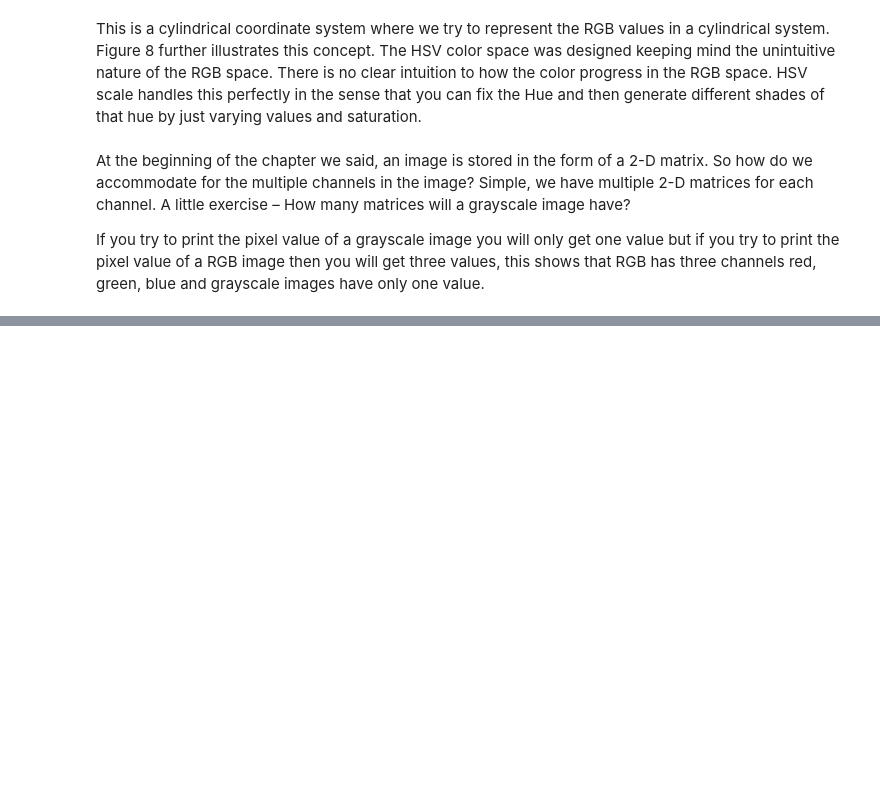
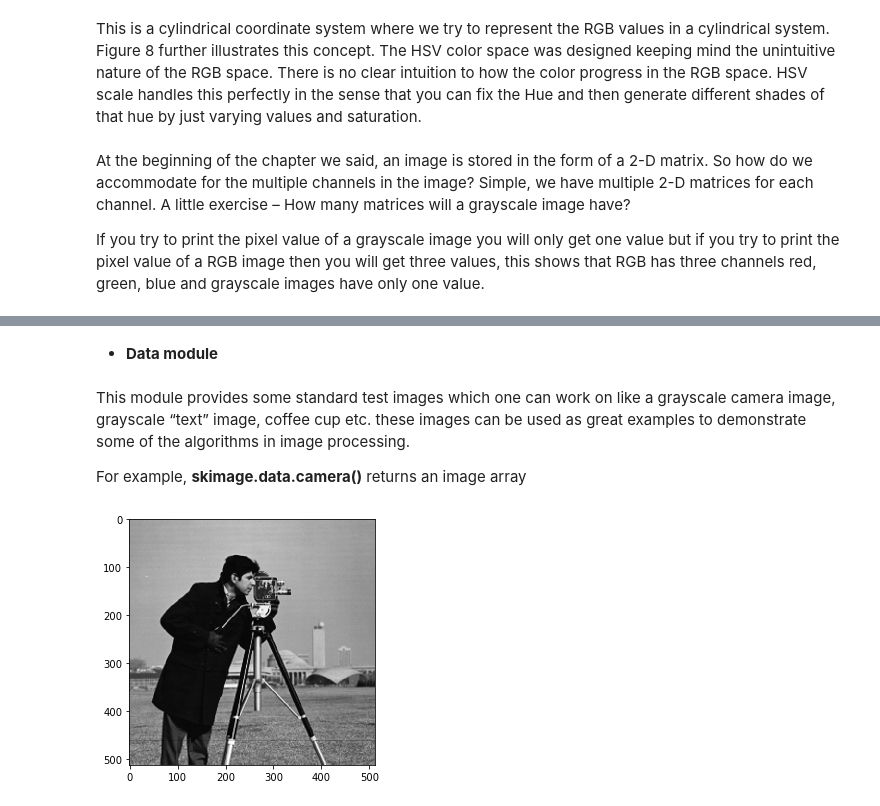
Before and after one commit to gigwegbe/Computer-Vision-with-Python-3, a Jupyter notebook: Chapter_01/Chapter 1_ Introduction to Image Processing.ipynb, the cells around one changed output, grey strips where cells are left out. Saved outputs shown, nothing was run; the diff lists cells and outputs as text; code cells hidden in the pictures; blank space fills up the shorter version.

```diff
--- a/Chapter_01/Chapter 1_ Introduction to Image Processing.ipynb
+++ b/Chapter_01/Chapter 1_ Introduction to Image Processing.ipynb
@@ -233,0 +290,12 @@ If you try to print the pixel value of a grayscale image you will only get one v
+# %% [markdown]
+ -  <strong> Data module <strong>
+# %% [markdown]
+This module provides some standard test images which one can work on like a grayscale camera image, grayscale “text” image, coffee cup etc. these images can be used as great examples to demonstrate some of the algorithms in image processing.
+
+For example, <strong>skimage.data.camera()</strong> returns an image array
+# %%
+from skimage import data
+io.imshow(data.camera())
+io.show()
+# %% [output]
+[figure, added]
```
Also changed, not shown: parts of 19 cells of this notebook, 2 other files.
